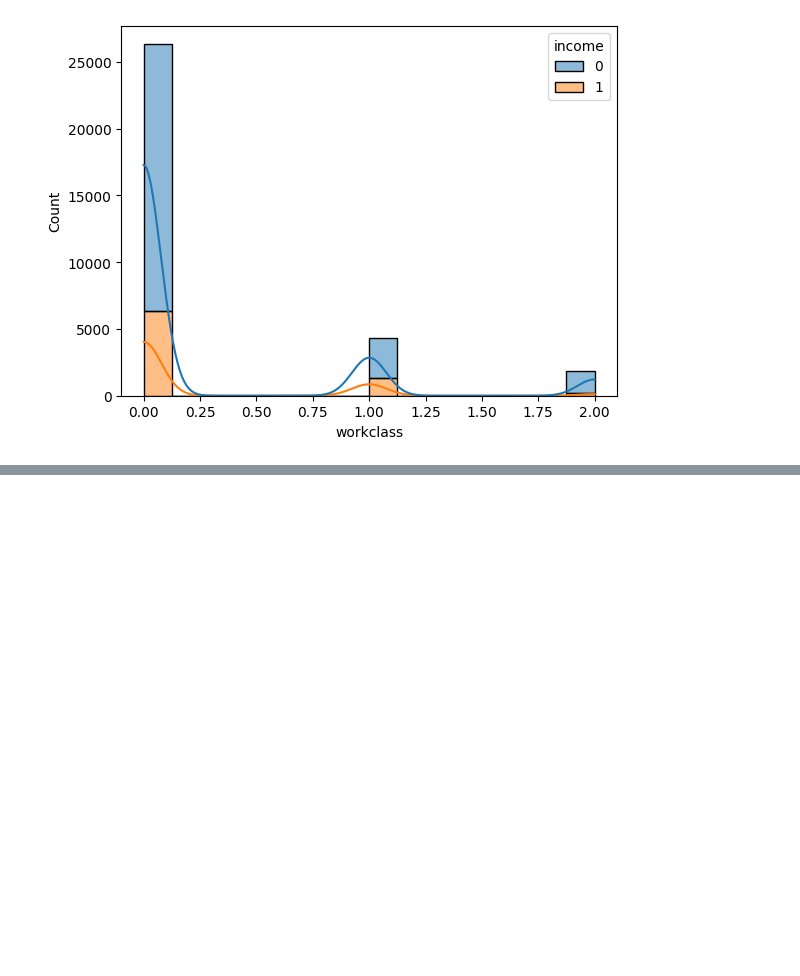
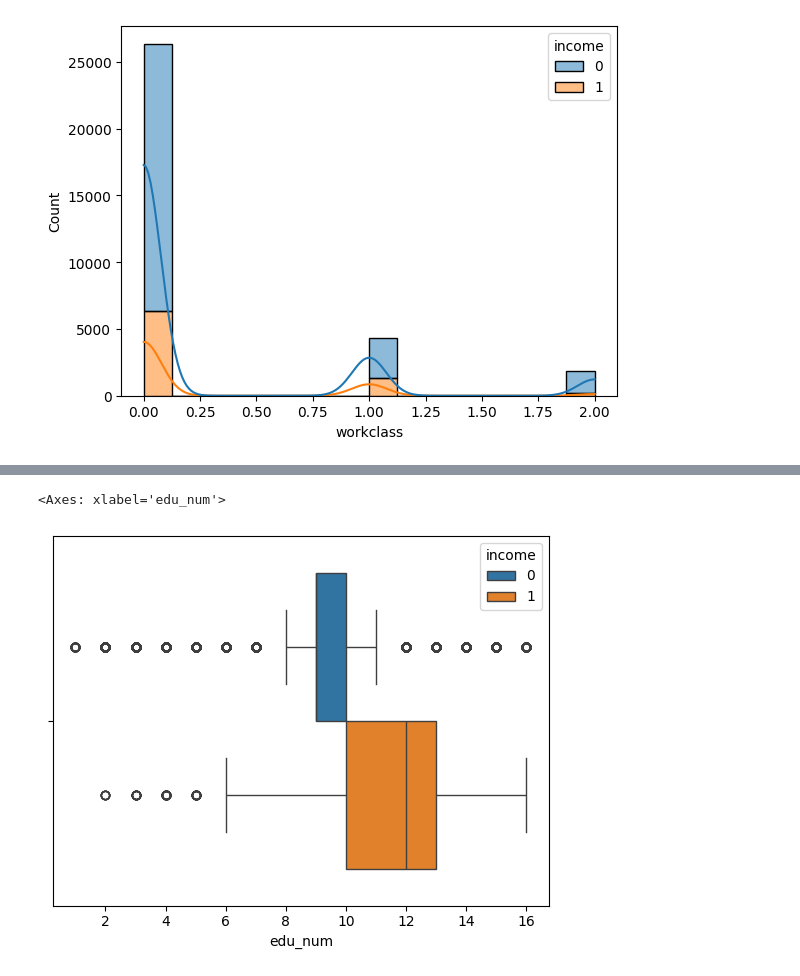
Before and after one commit to utkuseyithanoglu/utku-machine-learning-python-template, a Jupyter notebook: src/utku_data.ipynb, the cells around one changed output, grey strips where cells are left out. Cells and saved outputs as stored; diff of their text form; code cells hidden in the pictures; blank space fills up the shorter version.

```diff
--- a/src/utku_data.ipynb
+++ b/src/utku_data.ipynb
@@ -276,0 +367,5 @@ sns.histplot(data=main_df,x='workclass',hue='income',multiple='stack',kde='incom
+# %%
+sns.boxplot(data=main_df,x='edu_num',hue='income')
+# %% [output]
+<Axes: xlabel='edu_num'>
+[figure, added]
```
Also changed, not shown: parts of 8 cells of this notebook.
